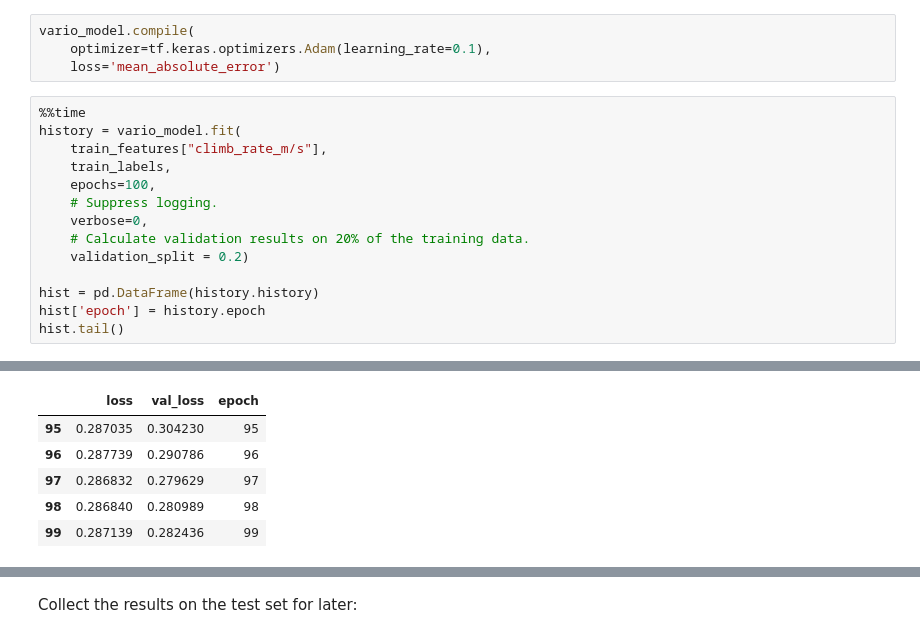
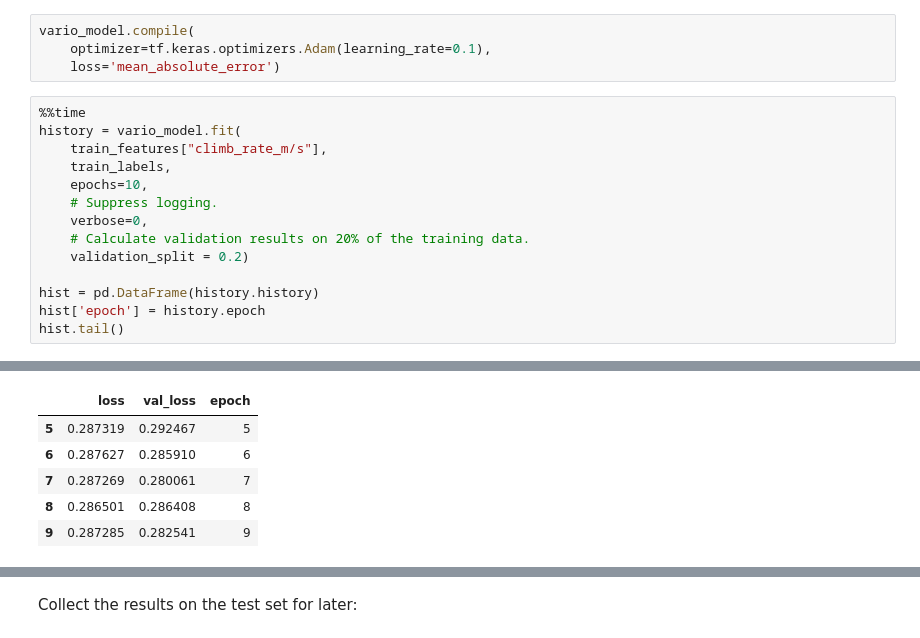
Before and after one commit to SerkanKurd/Paragliding_Flight_Analyses, a Jupyter notebook: regression.ipynb, the cells around one changed output, grey strips where cells are left out. Cells and saved outputs as stored; diff of their text form.

```diff
--- a/regression.ipynb
+++ b/regression.ipynb
@@ -156,7 +157,7 @@ vario_model.compile(
 history = vario_model.fit(
     train_features["climb_rate_m/s"],
     train_labels,
-    epochs=100,
+    epochs=10,
     # Suppress logging.
     verbose=0,
     # Calculate validation results on 20% of the training data.
@@ -171,9 +172,9 @@ Wall time: 1min 57s
 |  | loss | val_loss | epoch |
-| 95 | 0.287035 | 0.304230 | 95 |
-| 96 | 0.287739 | 0.290786 | 96 |
-| 97 | 0.286832 | 0.279629 | 97 |
-| 98 | 0.286840 | 0.280989 | 98 |
-| 99 | 0.287139 | 0.282436 | 99 |
+| 5 | 0.287319 | 0.292467 | 5 |
+| 6 | 0.287627 | 0.285910 | 6 |
+| 7 | 0.287269 | 0.280061 | 7 |
+| 8 | 0.286501 | 0.286408 | 8 |
+| 9 | 0.287285 | 0.282541 | 9 |
 # %%
 def plot_loss(history):
   plt.plot(history.history['loss'], label='loss')
```
Also changed, not shown: parts of 50 cells of this notebook, 5 other files.
